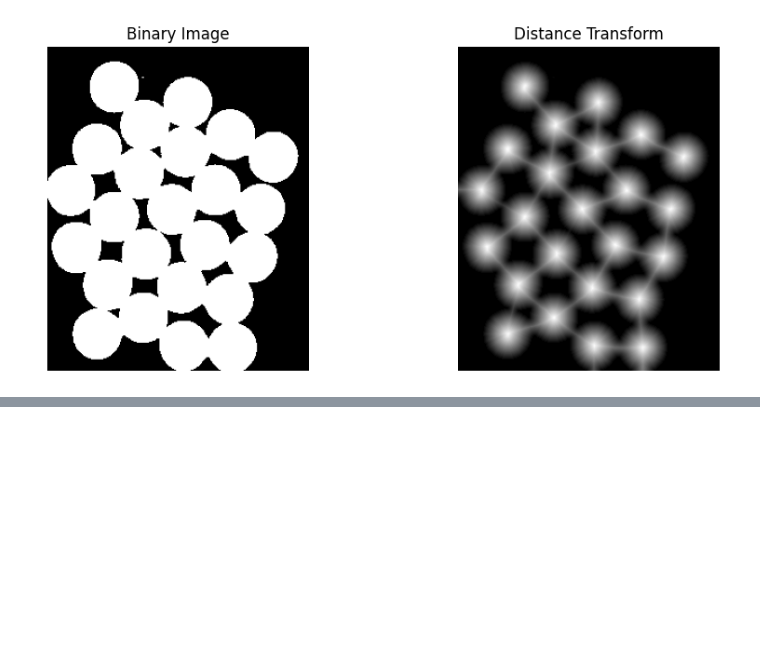
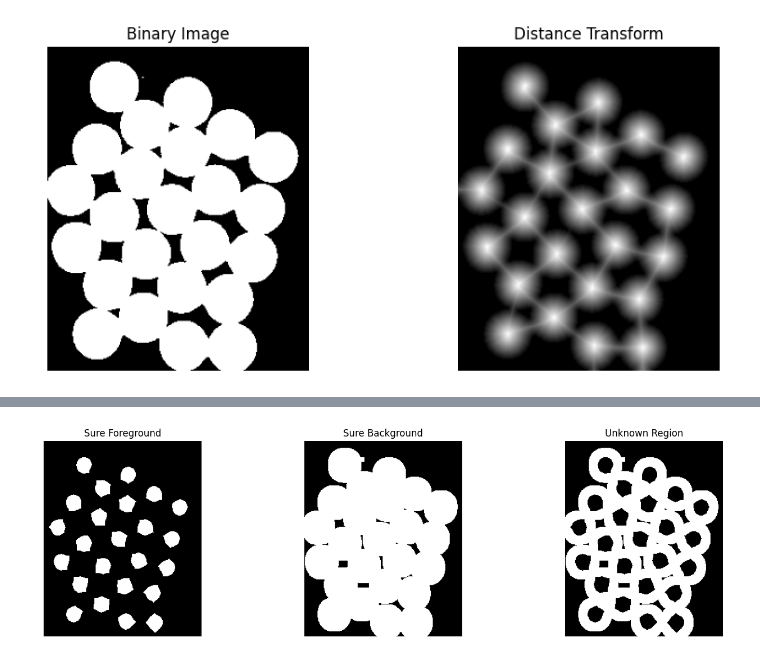
Before and after one commit to Lukecamill/CV-ARI2129-Group-Project-, a Jupyter notebook: Tutorial/watershed.ipynb, the cells around one changed output, grey strips where cells are left out. Drawn from its saved outputs; the diff is of its cells as text; code cells hidden in the pictures; blank space fills up the shorter version.

```diff
--- a/Tutorial/watershed.ipynb
+++ b/Tutorial/watershed.ipynb
@@ -139,0 +175,11 @@ These sure foreground regions will later be labelled using connected components
+# %%
+kernel = np.ones((3, 3), np.uint8)
+
+sure_background = cv2.dilate(binary_image, kernel, iterations=3)
+
+unknown_region = cv2.subtract(sure_background, sure_foreground)
+
+display_images([(sure_foreground, "Sure Foreground"), (sure_background, "Sure Background"),
+                (unknown_region, "Unknown Region")], cmaps=["gray", "gray", "gray"])
+# %% [output]
+[figure, added]
```
Also changed, not shown: parts of 21 cells of this notebook.
